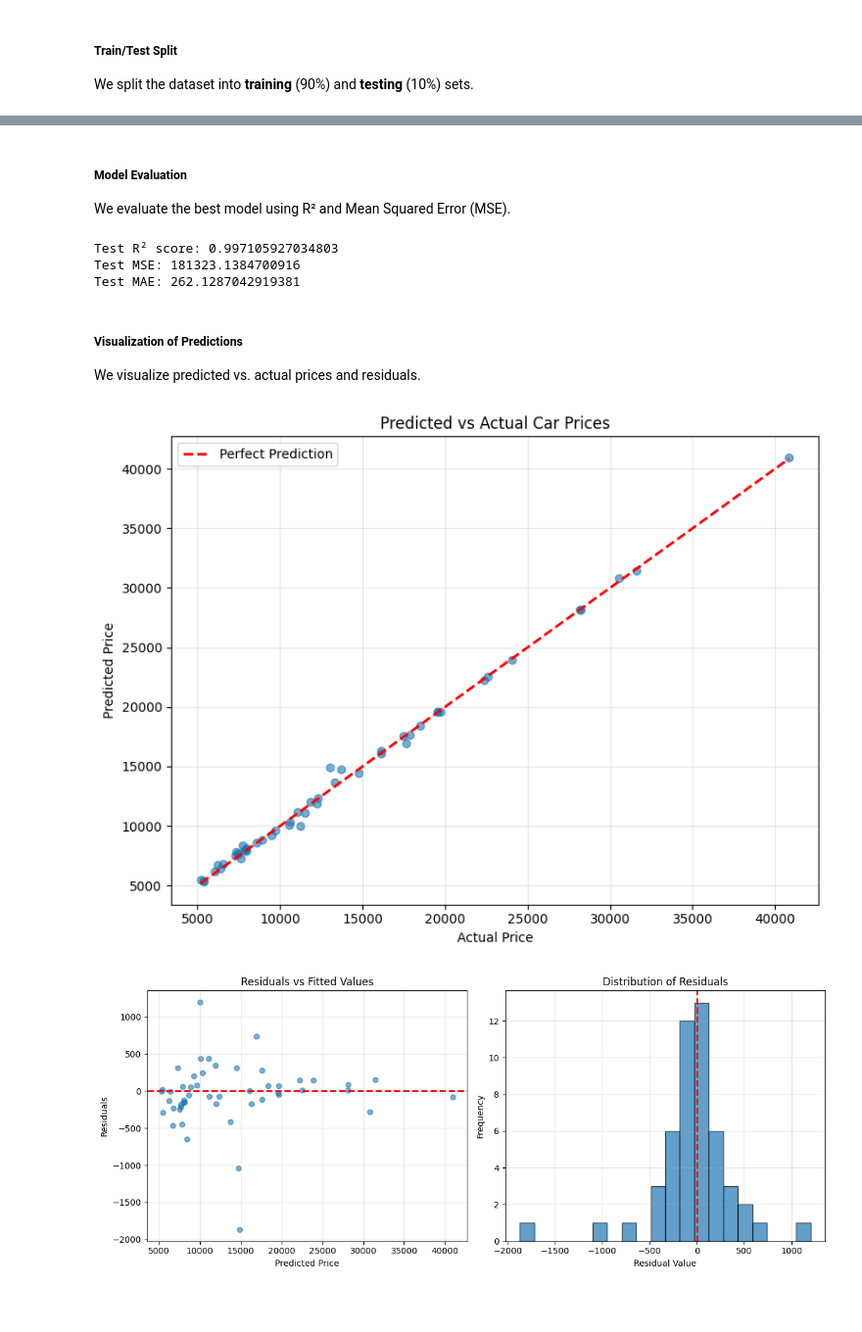
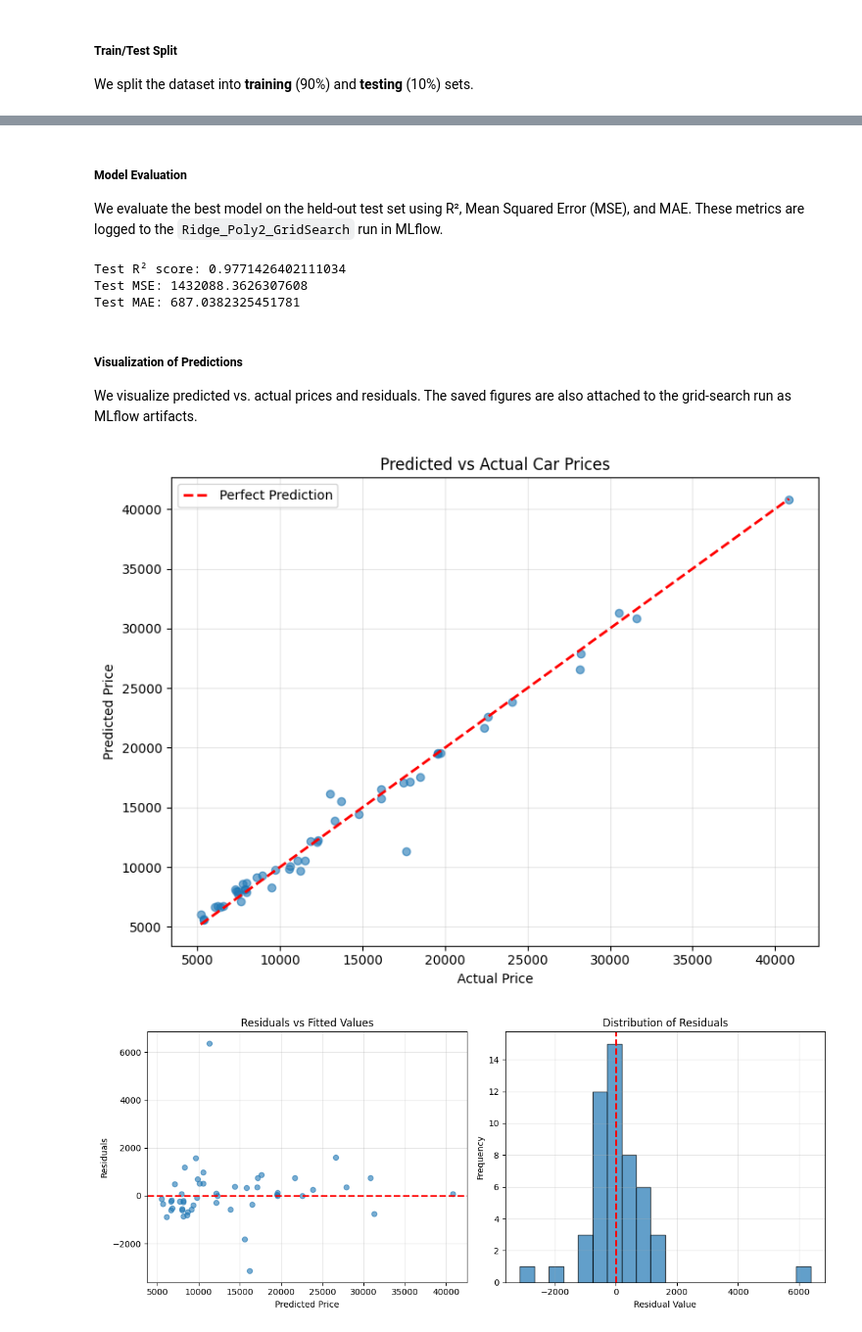
Before and after one commit to visurarodrigo/used-car-price-intelligence-platform, a Jupyter notebook: 03-model-refinement/stage3_model_refinement.ipynb, the cells around one changed output, grey strips where cells are left out. Shown at 98% size. Cells and saved outputs as stored; diff of their text form; code cells hidden in the pictures; blank space fills up the shorter version.

```diff
--- a/03-model-refinement/stage3_model_refinement.ipynb
+++ b/03-model-refinement/stage3_model_refinement.ipynb
@@ -150,8 +178,17 @@ We start with a simple Linear Regression model to set a baseline performance.
 from sklearn.linear_model import LinearRegression
 
 lre = LinearRegression()
-lre.fit(x_train, y_train)
 
-print("Train R²:", lre.score(x_train, y_train))
-print("Test R²:", lre.score(x_test, y_test))
+with mlflow.start_run(run_name="Linear_Regression_Baseline") as baseline_run:
+    mlflow.set_tag("stage", "03-model-refinement")
+    lre.fit(x_train, y_train)
+
+    train_r2 = lre.score(x_train, y_train)
+    test_r2 = lre.score(x_test, y_test)
+    mlflow.log_metrics({"train_r2": train_r2, "test_r2": test_r2})
+
+baseline_run_id = baseline_run.info.run_id  # reused in the next cell
+
+print("Train R²:", train_r2)
+print("Test R²:", test_r2)
 # %% [output]
@@ -185,7 +231,14 @@ model = Pipeline([
     ('ridge', Ridge(alpha=1))
 ])
 
-model.fit(x_train, y_train)
-print("Train R²:", model.score(x_train, y_train))
-print("Test R²:", model.score(x_test, y_test))
+with mlflow.start_run(run_name="Poly2_Ridge_alpha1"):
+    mlflow.set_tag("stage", "03-model-refinement")
+    model.fit(x_train, y_train)
+
+    train_r2 = model.score(x_train, y_train)
+    test_r2 = model.score(x_test, y_test)
+    mlflow.log_metrics({"train_r2": train_r2, "test_r2": test_r2})
+
+print("Train R²:", train_r2)
+print("Test R²:", test_r2)
 # %% [output]
@@ -207,7 +261,16 @@ pipeline = Pipeline([
 # Grid search over ridge alpha parameter
 param_grid = {'ridge__alpha': [0.001, 0.01, 0.1, 1, 10, 100, 1000]}
 grid_search = GridSearchCV(pipeline, param_grid, cv=5, scoring='r2')
-grid_search.fit(x_data, y_data)
+
+with mlflow.start_run(run_name="Ridge_Poly2_GridSearch") as grid_run:
+    mlflow.set_tag("stage", "03-model-refinement")
+    # Fit on the TRAIN split only, so x_test stays unseen for Cell 22
+    grid_search.fit(x_train, y_train)
+
+    mlflow.log_param("best_alpha", grid_search.best_params_['ridge__alpha'])
+    mlflow.log_metric("best_cv_r2", float(grid_search.best_score_))
+
+grid_run_id = grid_run.info.run_id  # reused in Cells 22, 24, 25
 
 print("Best alpha:", grid_search.best_params_['ridge__alpha'])
 print("Best CV R² score:", grid_search.best_score_)
@@ -217,20 +283,34 @@ Best CV R² score: 0.9763770020120497
 # %% [markdown]
 ##### Model Evaluation
-We evaluate the best model using R² and Mean Squared Error (MSE).
+We evaluate the best model on the held-out test set using R², Mean Squared Error (MSE), and MAE. These metrics are logged to the `Ridge_Poly2_GridSearch` run in MLflow.
 # %%
 from sklearn.metrics import mean_squared_error, r2_score, mean_absolute_error
 
 y_pred = grid_search.predict(x_test)
-print("Test R² score:", r2_score(y_test, y_pred))
-print("Test MSE:", mean_squared_error(y_test, y_pred))
-print("Test MAE:", mean_absolute_error(y_test, y_pred))
+
+test_r2 = r2_score(y_test, y_pred)
+test_mse = mean_squared_error(y_test, y_pred)
+test_mae = mean_absolute_error(y_test, y_pred)
+
+# Resume the grid-search run to attach the final test metrics
+with mlflow.start_run(run_id=grid_run_id):
+    mlflow.log_metrics({
+        "test_r2": float(test_r2),
+        "test_mse": float(test_mse),
+        "test_rmse": float(test_mse ** 0.5),
+        "test_mae": float(test_mae),
+    })
+
+print("Test R² score:", test_r2)
+print("Test MSE:", test_mse)
+print("Test MAE:", test_mae)
 # %% [output]
-Test R² score: 0.997105927034803
-Test MSE: 181323.1384700916
-Test MAE: 262.1287042919381
+Test R² score: 0.9771426402111034
+Test MSE: 1432088.3626307608
+Test MAE: 687.0382325451781
 # %% [markdown]
 ##### Visualization of Predictions
-We visualize predicted vs. actual prices and residuals.
+We visualize predicted vs. actual prices and residuals. The saved figures are also attached to the grid-search run as MLflow artifacts.
 # %%
 import matplotlib.pyplot as plt
 import os
@@ -250,34 +330,40 @@ ax.grid(True, alpha=0.3)
 plt.tight_layout()
 plt.savefig("outputs/figures/predicted_vs_actual.png", dpi=300, bbox_inches='tight')
 plt.show()
+
+with mlflow.start_run(run_id=grid_run_id):
+    mlflow.log_artifact("outputs/figures/predicted_vs_actual.png")
 # %% [output]
-[figure, old version]
+[figure, new version]
 # %%
 # Residual Plot
 fig, axes = plt.subplots(1, 2, figsize=(12, 5))
 
 # Plot 1: Residuals vs Fitted Values
 residuals = y_test - y_pred
 axes[0].scatter(y_pred, residuals, alpha=0.6)
 axes[0].axhline(y=0, color='r', linestyle='--', lw=2)
 axes[0].set_xlabel("Predicted Price")
 axes[0].set_ylabel("Residuals")
 axes[0].set_title("Residuals vs Fitted Values")
 axes[0].grid(True, alpha=0.3)
 
 # Plot 2: Distribution of Residuals
 axes[1].hist(residuals, bins=20, edgecolor='black', alpha=0.7)
 axes[1].set_xlabel("Residual Value")
 axes[1].set_ylabel("Frequency")
 axes[1].set_title("Distribution of Residuals")
 axes[1].axvline(x=0, color='r', linestyle='--', lw=2)
 axes[1].grid(True, alpha=0.3)
 
 plt.tight_layout()
 plt.savefig("outputs/figures/residual_diagnostics.png", dpi=300, bbox_inches='tight')
 plt.show()
+
+with mlflow.start_run(run_id=grid_run_id):
+    mlflow.log_artifact("outputs/figures/residual_diagnostics.png")
 # %% [output]
-[figure, old version]
+[figure, new version]
 # %% [markdown]
 
 In this project, we successfully built and refined regression models to predict used car prices.
```
Also changed, not shown: parts of 13 cells of this notebook, 1 other file.
